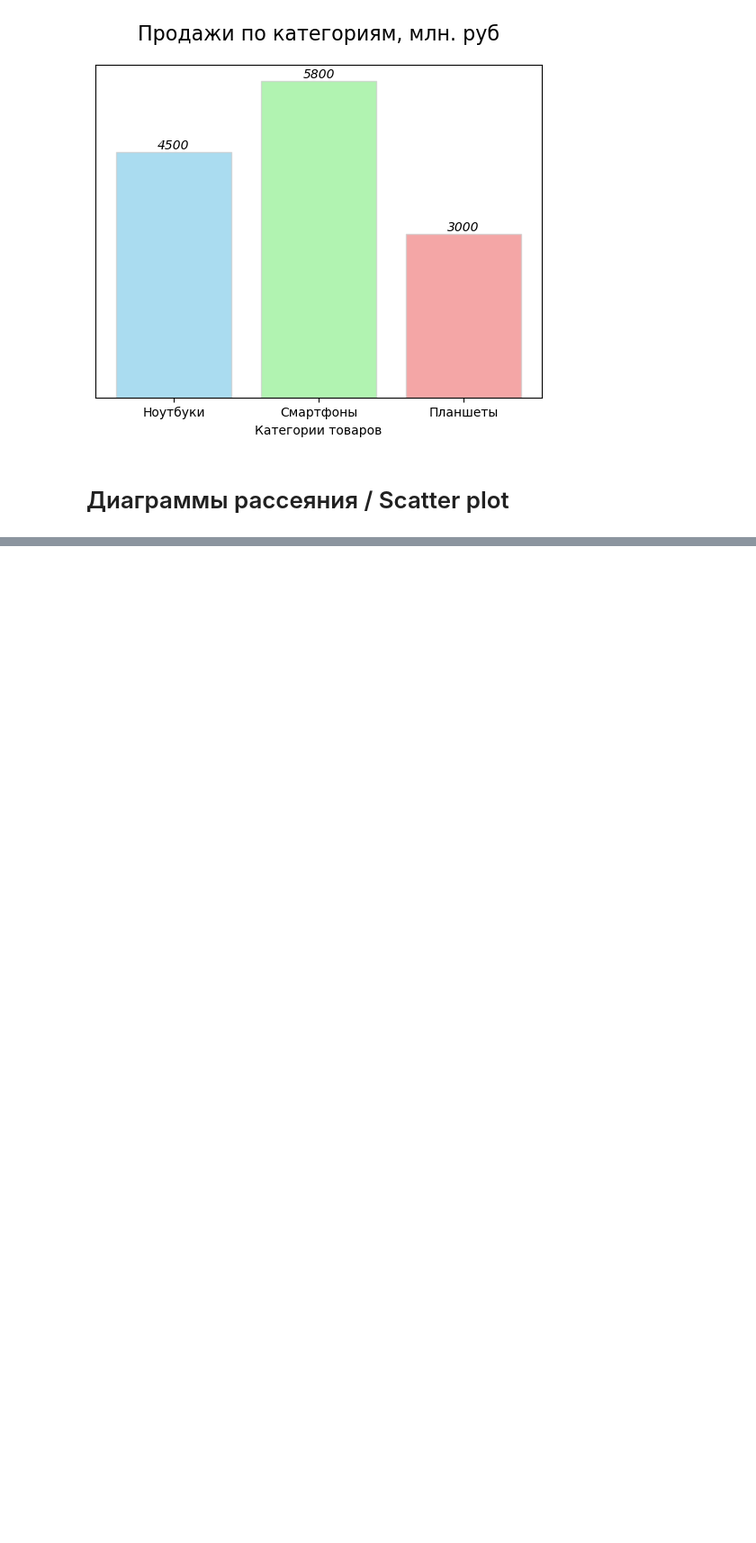
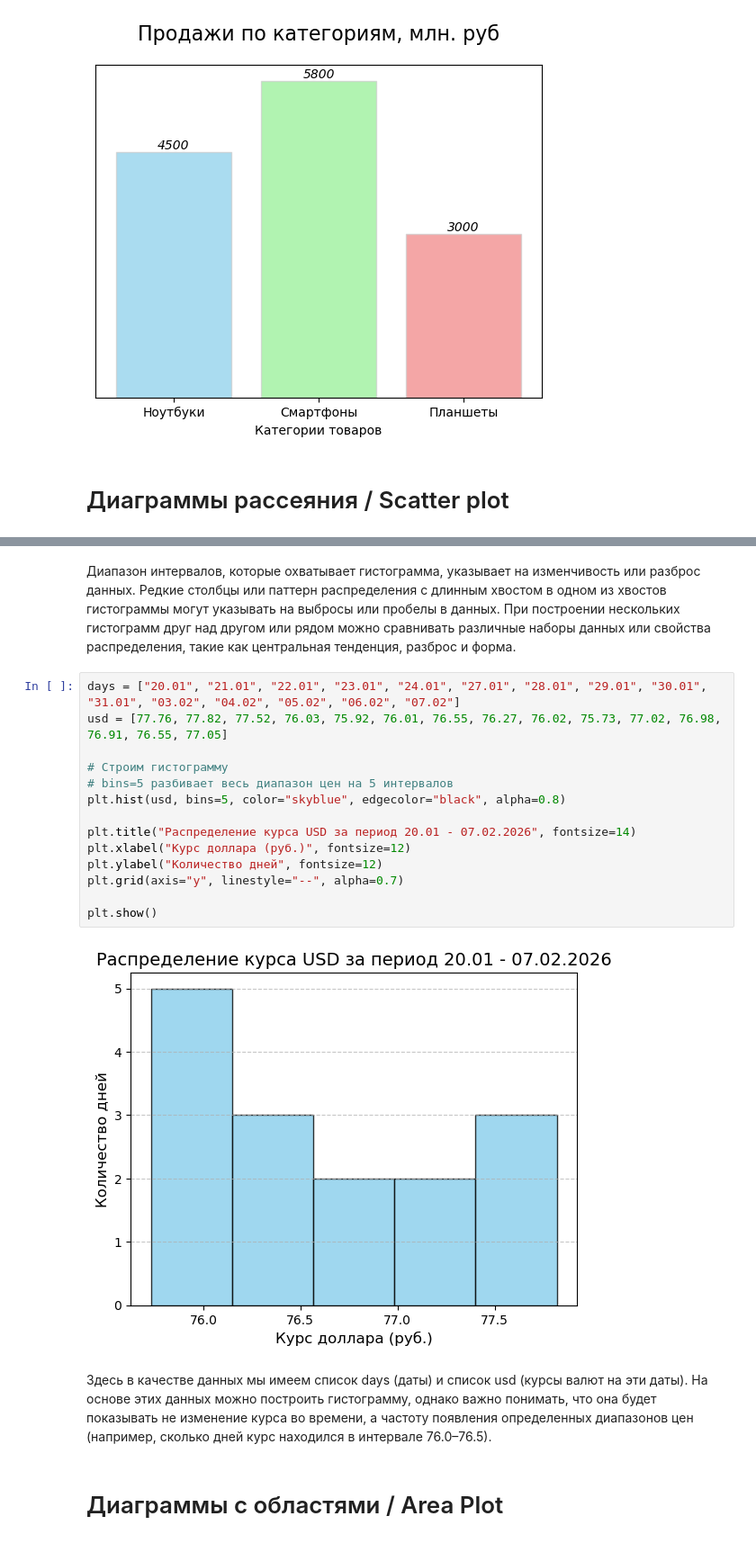
Before and after one commit to ryaguzov2020-a11y/Learning, a Jupyter notebook: Matplotlib/Metanit Matplotlib.ipynb, the cells around one changed output, grey strips where cells are left out. Shown at 90% size. Saved outputs shown, nothing was run; the diff lists cells and outputs as text; blank space fills up the shorter version.

```diff
--- a/Matplotlib/Metanit Matplotlib.ipynb
+++ b/Matplotlib/Metanit Matplotlib.ipynb
@@ -396,0 +539,22 @@ plt.show()
+# %% [markdown]
+Диапазон интервалов, которые охватывает гистограмма, указывает на изменчивость или разброс данных. Редкие столбцы или паттерн распределения с длинным хвостом в одном из хвостов гистограммы могут указывать на выбросы или пробелы в данных. При построении нескольких гистограмм друг над другом или рядом можно сравнивать различные наборы данных или свойства распределения, такие как центральная тенденция, разброс и форма.
+# %%
+days = ["20.01", "21.01", "22.01", "23.01", "24.01", "27.01", "28.01", "29.01", "30.01", "31.01", "03.02", "04.02", "05.02", "06.02", "07.02"]
+usd = [77.76, 77.82, 77.52, 76.03, 75.92, 76.01, 76.55, 76.27, 76.02, 75.73, 77.02, 76.98, 76.91, 76.55, 77.05]
+
+# Строим гистограмму
+# bins=5 разбивает весь диапазон цен на 5 интервалов
+plt.hist(usd, bins=5, color="skyblue", edgecolor="black", alpha=0.8)
+
+plt.title("Распределение курса USD за период 20.01 - 07.02.2026", fontsize=14)
+plt.xlabel("Курс доллара (руб.)", fontsize=12)
+plt.ylabel("Количество дней", fontsize=12)
+plt.grid(axis="y", linestyle="--", alpha=0.7)
+
+plt.show()
+# %% [output]
+[figure, added]
+# %% [markdown]
+Здесь в качестве данных мы имеем список days (даты) и список usd (курсы валют на эти даты). На основе этих данных можно построить гистограмму, однако важно понимать, что она будет показывать не изменение курса во времени, а частоту появления определенных диапазонов цен (например, сколько дней курс находился в интервале 76.0–76.5).
+# %% [markdown]
+# Диаграммы с областями / Area Plot
```
Also changed, not shown: parts of 35 cells of this notebook.
